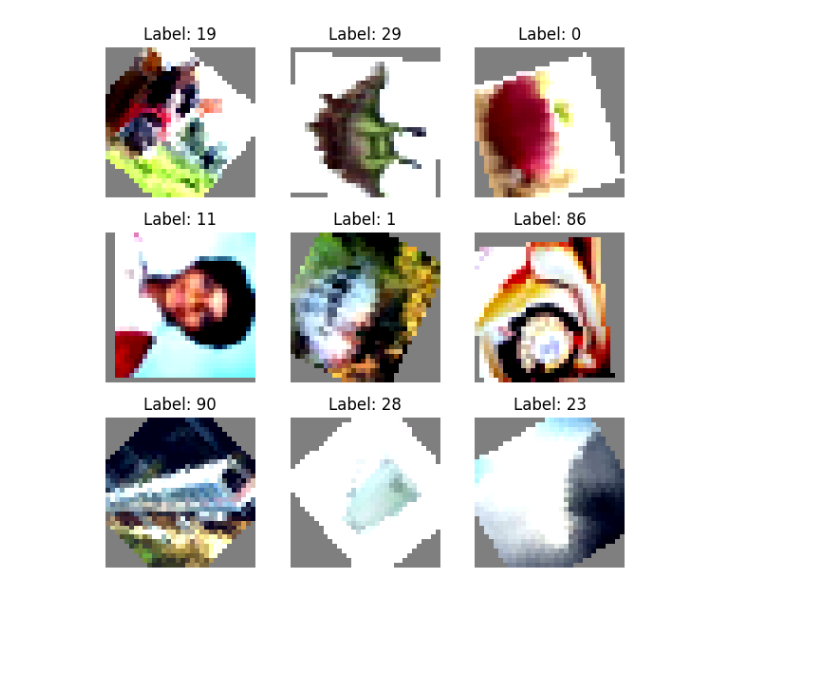
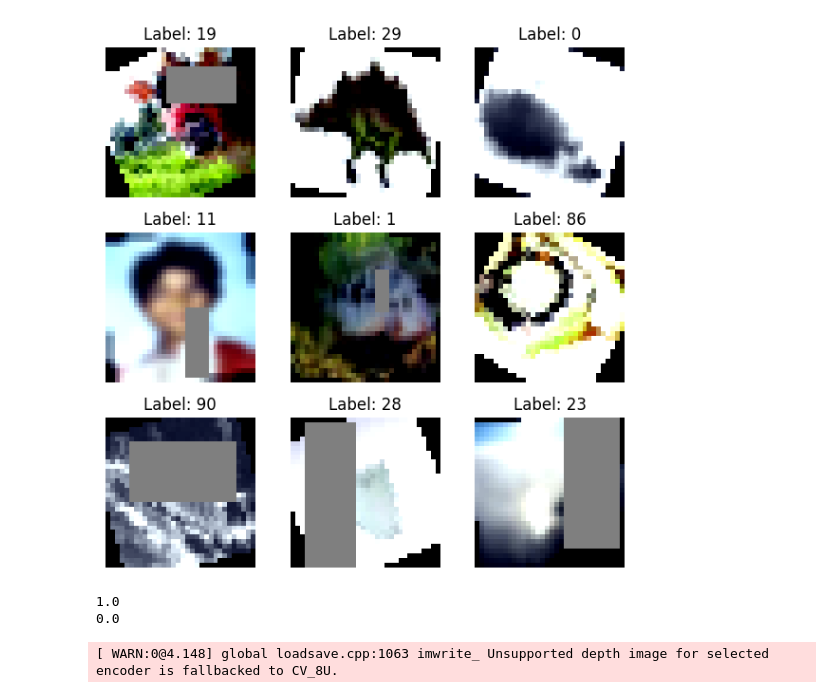
Before and after one commit to Biblbrox/ViT-Spectre-Experiments, a Jupyter notebook: vit_spectre_cifar100.ipynb, the cells around one changed output. Cells and saved outputs as stored; diff of their text form; code cells hidden in the pictures; blank space fills up the shorter version.

Commit message:
Experiment setup and cifar-100 inference

```diff
--- a/vit_spectre_cifar100.ipynb
+++ b/vit_spectre_cifar100.ipynb
@@ -73,27 +115,82 @@ print(sum(p.numel() for p in model.parameters() if p.requires_grad))
 # %%
-# Load CIFAR100 dataset
-import torchvision
+# Transforms
+if USE_DISTILLATION:
+    transform_dino = transforms.Compose([
+        transforms.Resize(
+            256, interpolation=transforms.InterpolationMode.BICUBIC
+        ),
+        transforms.CenterCrop(224),
+        transforms.ToTensor(),
+        transforms.Normalize(
+            mean=(0.5071, 0.4867, 0.4408),
+            std=(0.2675, 0.2565, 0.2761),
+        ),
+    ])
 
-dataset = torchvision.datasets.CIFAR100(root='./data', train=True, download=True, transform=transforms.Compose([
+train_transform_spectre = transforms.Compose([
+    transforms.RandomHorizontalFlip(p=0.5),
+    transforms.ColorJitter(0.4, 0.4, 0.4, 0.1),
+    transforms.RandomGrayscale(p=0.2),
+    transforms.RandomAffine(30),
+    transforms.RandomApply([transforms.GaussianBlur(3)]),
     transforms.ToTensor(),
     transforms.Normalize(
         mean=(0.5071, 0.4867, 0.4408),
-        std=(0.2675, 0.2565, 0.2761)
+        std=(0.2675, 0.2565, 0.2761),
     ),
-    transforms.RandomHorizontalFlip(),
-    transforms.RandomCrop(32, padding=4),
-    transforms.RandomRotation(90)
-]))
+    transforms.RandomErasing(0.5, inplace=True),
+])
+
+eval_transform_spectre = transforms.Compose([
+    #transforms.Resize(
+    #    256, interpolation=transforms.InterpolationMode.BICUBIC
+    #),
+    #transforms.CenterCrop(224),
+    transforms.ToTensor(),
+    transforms.Normalize(
+        mean=(0.5071, 0.4867, 0.4408),
+        std=(0.2675, 0.2565, 0.2761),
+    ),
+])
+
+# Load CIFAR100 dataset
+val_dataset = torchvision.datasets.CIFAR100(root='./data', train=False, download=True, transform=eval_transform_spectre)
+test_dataset = torchvision.datasets.CIFAR100(root='./data', train=False, download=True, transform=eval_transform_spectre)
+if USE_DISTILLATION:
+    train_dataset = torchvision.datasets.CIFAR100(root='./data', train=True, download=True, transform=None)
+    train_dataset = DistillationDatasetCls(samples=train_dataset, teacher_tf=transform_dino, model_tf=train_transform_spectre)
+else:
+    train_dataset = torchvision.datasets.CIFAR100(root='./data', train=True, download=True, transform=train_transform_spectre)
+
+train_dataloader = DataLoader(train_dataset, batch_size=BATCH_SIZE, shuffle=True, num_workers=8, pin_memory=True)
+val_dataloader = DataLoader(val_dataset, batch_size=BATCH_SIZE, shuffle=False, num_workers=8, pin_memory=True)
+test_dataloader = DataLoader(test_dataset, batch_size=BATCH_SIZE, shuffle=False, num_workers=8, pin_memory=True)
 
 # Display sample images
 fig, axes = plt.subplots(3, 3, figsize=(6,6))
 for i, ax in enumerate(axes.flat):
-    img, label = dataset[i]
-    img =   img.permute(1, 2, 0).numpy()
+    if USE_DISTILLATION:
+        data = train_dataset[i]
+        img = data['img_model']
+        label = data['label']
+    else:
+        img, label = train_dataset[i]
+    img = img.permute(1, 2, 0).numpy()
     img = (img * 0.5) + 0.5  # Unnormalize
     ax.imshow(img)
     ax.set_title(f'Label: {label}')
     ax.axis('off')
 plt.tight_layout()
 plt.show()
+
+# Save validation image
+data = val_dataset[190]
+img, label = data
+img = img.permute(1, 2, 0).numpy()
+img = (img - img.min()) / (img.max() - img.min())
+img = cv2.cvtColor(img, cv2.COLOR_BGR2RGB)
+print(img.max())
+print(img.min())
+
+cv2.imwrite("inference/data/example.png", img * 255)
 # %% [output]
@@ -109 +206,4 @@ Clipping input data to the valid range for imshow with RGB data ([0..1] for floa
-[figure, old version]
+[figure, new version]
+1.0
+0.0
+[ WARN:0@4.148] global loadsave.cpp:1063 imwrite_ Unsupported depth image for selected encoder is fallbacked to CV_8U.
```
Also changed, not shown: parts of 8 cells of this notebook, 19 other files.
